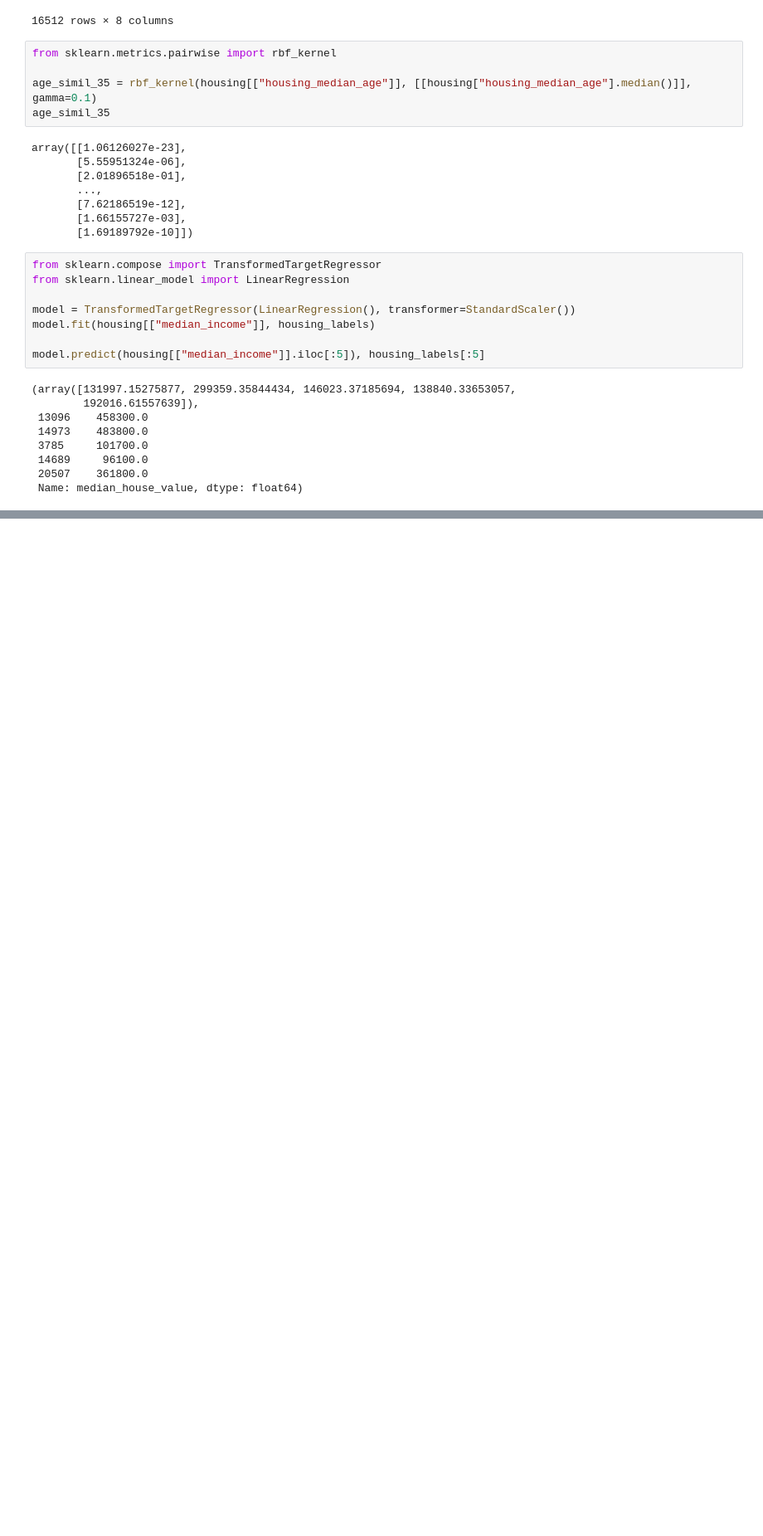
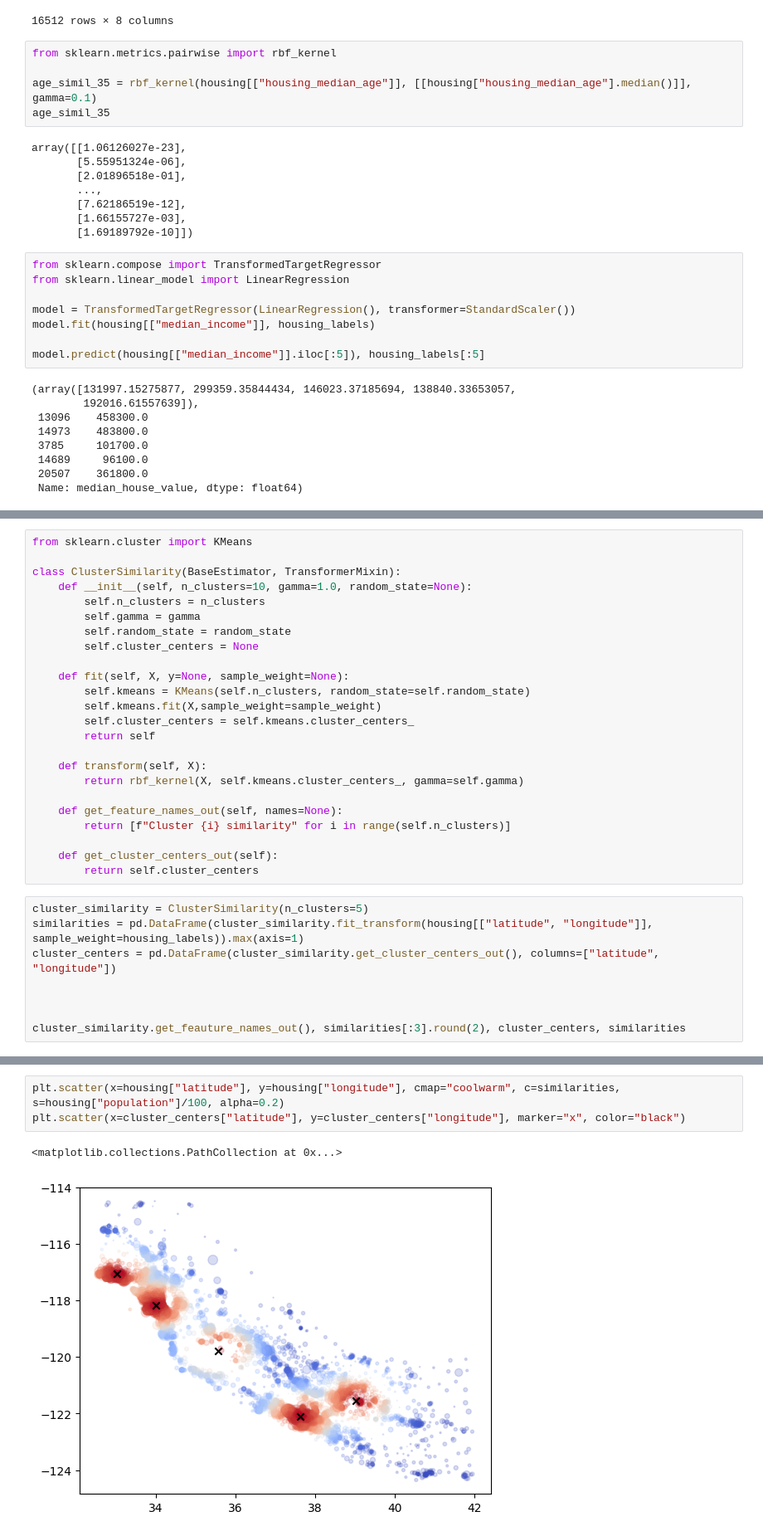
Before and after one commit to pppfkp/homl, a Jupyter notebook: homl/ch01_housing.ipynb, the cells around one changed output, grey strips where cells are left out. Shown at 83% size. Cells and saved outputs as stored; diff of their text form; blank space fills up the shorter version.

```diff
--- a/homl/ch01_housing.ipynb
+++ b/homl/ch01_housing.ipynb
@@ -352,0 +389,32 @@ model.predict(housing[["median_income"]].iloc[:5]), housing_labels[:5]
+# %%
+from sklearn.cluster import KMeans
+
+class ClusterSimilarity(BaseEstimator, TransformerMixin):
+    def __init__(self, n_clusters=10, gamma=1.0, random_state=None):
+        self.n_clusters = n_clusters
+        self.gamma = gamma
+        self.random_state = random_state
+        self.cluster_centers = None
+
+    def fit(self, X, y=None, sample_weight=None):
+        self.kmeans = KMeans(self.n_clusters, random_state=self.random_state)
+        self.kmeans.fit(X,sample_weight=sample_weight)
+        self.cluster_centers = self.kmeans.cluster_centers_
+        return self
+
+    def transform(self, X):
+        return rbf_kernel(X, self.kmeans.cluster_centers_, gamma=self.gamma)
+
+    def get_feature_names_out(self, names=None):
+        return [f"Cluster {i} similarity" for i in range(self.n_clusters)]
+
+    def get_cluster_centers_out(self):
+        return self.cluster_centers
+# %%
+cluster_similarity = ClusterSimilarity(n_clusters=5)
+similarities = pd.DataFrame(cluster_similarity.fit_transform(housing[["latitude", "longitude"]], sample_weight=housing_labels)).max(axis=1)
+cluster_centers = pd.DataFrame(cluster_similarity.get_cluster_centers_out(), columns=["latitude", "longitude"])
+
+
+
+cluster_similarity.get_feauture_names_out(), similarities[:3].round(2), cluster_centers, similarities
@@ -352,0 +439,6 @@ model.predict(housing[["median_income"]].iloc[:5]), housing_labels[:5]
+# %%
+plt.scatter(x=housing["latitude"], y=housing["longitude"], cmap="coolwarm", c=similarities, s=housing["population"]/100, alpha=0.2)
+plt.scatter(x=cluster_centers["latitude"], y=cluster_centers["longitude"], marker="x", color="black")
+# %% [output]
+<matplotlib.collections.PathCollection at 0x...>
+[figure, added]
```
Also changed, not shown: parts of 16 cells of this notebook.
